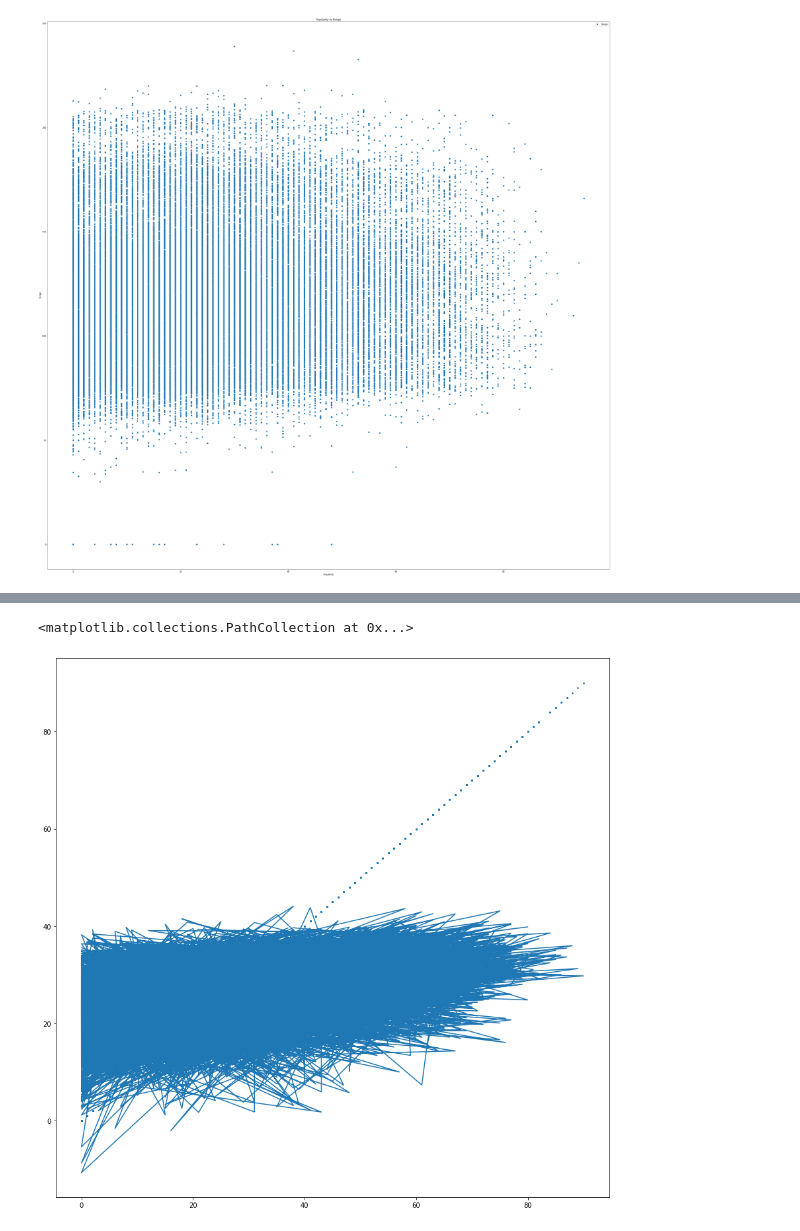
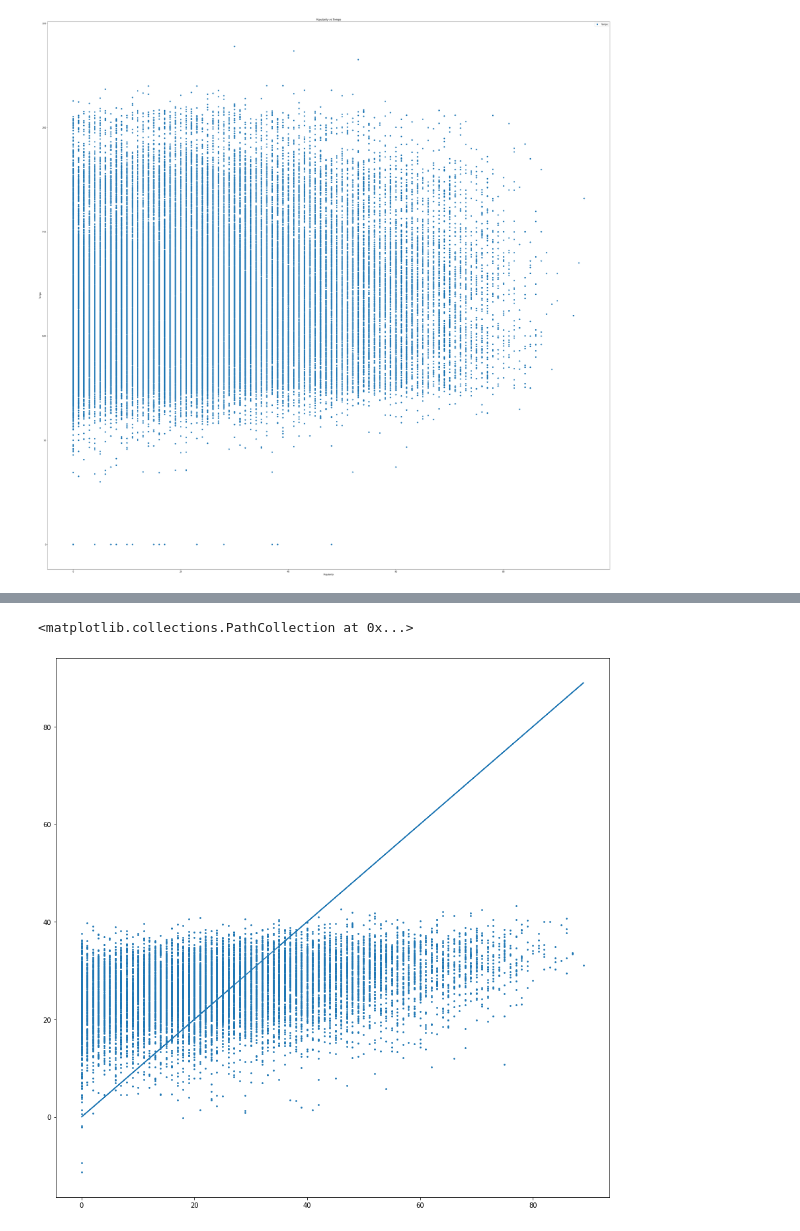
Before and after one commit to peishuan/Natural-Computation-Methods-for-Machine-Learning-Final-Project, a Jupyter notebook: meeting0520/spotify_linear_regression.ipynb, the cells around one changed output, grey strips where cells are left out. Saved outputs shown, nothing was run; the diff lists cells and outputs as text; code cells hidden in the pictures.

```diff
--- a/meeting0520/spotify_linear_regression.ipynb
+++ b/meeting0520/spotify_linear_regression.ipynb
@@ -174,9 +196,10 @@ Root Mean Squared Error: 17.253717111856965
 # %%
 regr = linear_model.Ridge(alpha=.1)
 regr.fit(train_data, train_output)
 plt.figure(figsize=(15,15))
-plt.plot(test_output, regr.predict(test_data))
-plt.scatter(test_output, test_output, s=3)
+yy = regr.predict(test_data)
+plt.plot(test_output, test_output)
+plt.scatter(test_output, yy, s=3)
 # %% [output]
 <matplotlib.collections.PathCollection at 0x...>
-[figure, old version]
+[figure, new version]
```
Also changed, not shown: parts of 9 cells of this notebook, 1 other file.
